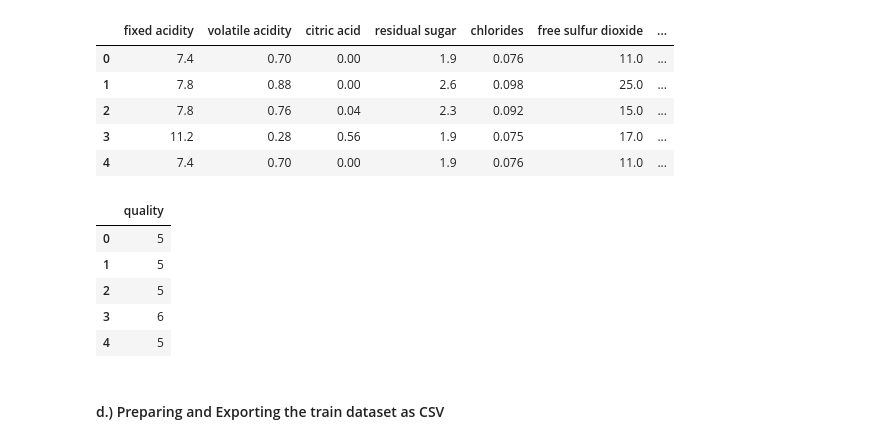
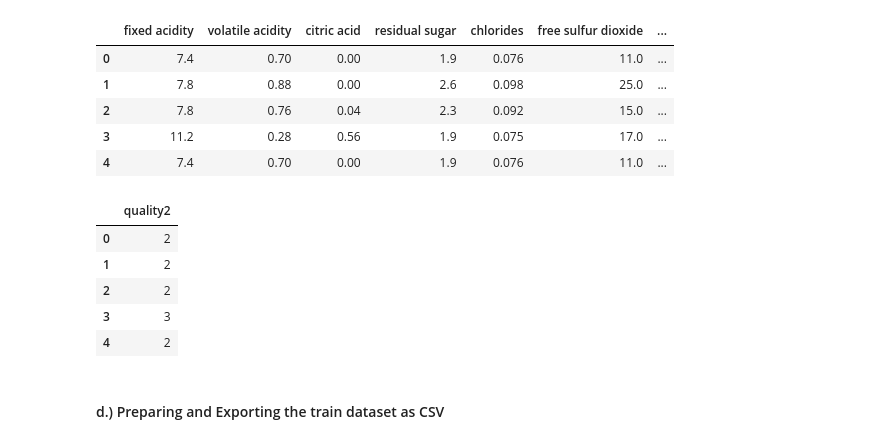
Before and after one commit to Bandolo/winequality-studiolab, a Jupyter notebook: WineQuality2-Feature_Engineering.ipynb, the cells around one changed output. Saved outputs shown, nothing was run; the diff lists cells and outputs as text; code cells hidden in the pictures.

```diff
--- a/WineQuality2-Feature_Engineering.ipynb
+++ b/WineQuality2-Feature_Engineering.ipynb
@@ -71,0 +81,3 @@ dataset.shape
+# %%
+dataset['quality2'] = np.where((dataset['quality']==3) | (dataset['quality']==4),1,np.where(dataset['quality']==5,2,np.where(dataset['quality']==6,3,4)))
+print(dataset)
@@ -71,0 +108,3 @@ dataset.shape
+# %%
+#Deleting the 'quality' column to maintain the 'quality2' column
+dataset = dataset.drop('quality',axis=1)
@@ -84,15 +143,15 @@ X.head()
 | 4 | 7.4 | 0.70 | 0.00 | 1.9 | 0.076 | 11.0 | ... |
 # %%
 # Preparing the Independent Variable
-y = dataset.loc[:,['quality']]
-y.head()[[[
+y = dataset.loc[:,['quality2']]
+y.head()
 # %% [output]
-|  | quality |
-| 0 | 5 |
-| 1 | 5 |
-| 2 | 5 |
-| 3 | 6 |
-| 4 | 5 |
+|  | quality2 |
+| 0 | 2 |
+| 1 | 2 |
+| 2 | 2 |
+| 3 | 3 |
+| 4 | 2 |
 # %%
 # Use scikit learn to split the dataset
 from sklearn.model_selection import train_test_split
```
Also changed, not shown: parts of 7 cells of this notebook, 2 other files.
